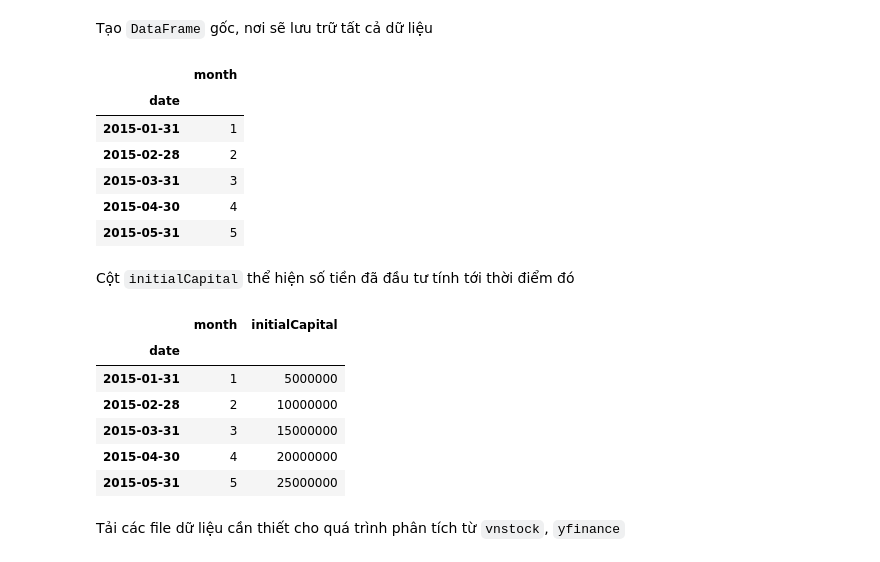
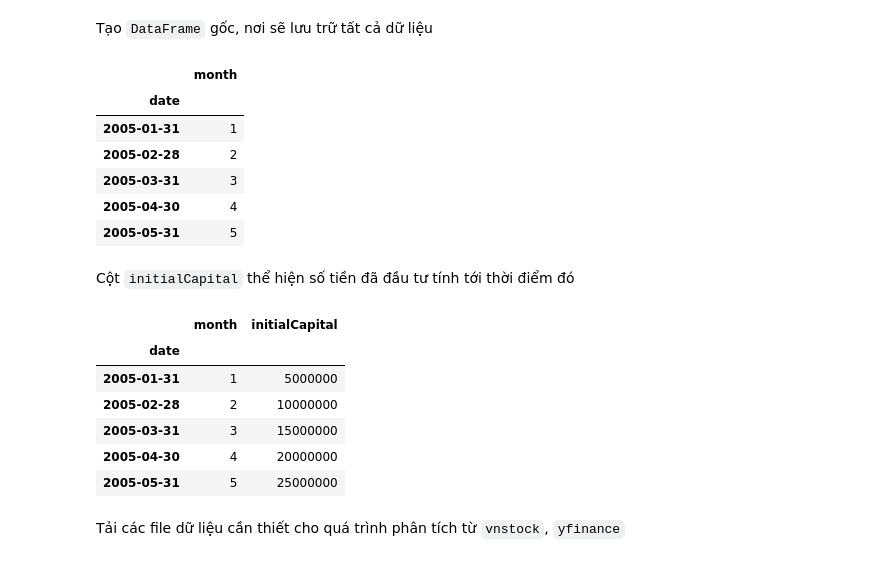
Before and after one commit to Masterokadanori/Market-Analysis, a Jupyter notebook: DCA.ipynb, the cells around one changed output. Cells and saved outputs as stored; diff of their text form; code cells hidden in the pictures.

```diff
--- a/DCA.ipynb
+++ b/DCA.ipynb
@@ -37,23 +37,23 @@ import matplotlib.pyplot as plt
 Tạo `DataFrame` gốc, nơi sẽ lưu trữ tất cả dữ liệu
 # %%
 monthly_invest = 5_000_000
-startDate = '2015-01-01'
+startDate = '2005-01-01'
 endDate = '2025-01-01'
 data = pd.DataFrame(pd.date_range(
     start=startDate,
     end = endDate,
     freq='ME'
 ),columns=['date']).set_index('date')
 data['month'] = range(1,len(data)+1)
 data.head(5)
 # %% [output]
 |  | month |
 | date |  |
-| 2015-01-31 | 1 |
-| 2015-02-28 | 2 |
-| 2015-03-31 | 3 |
-| 2015-04-30 | 4 |
-| 2015-05-31 | 5 |
+| 2005-01-31 | 1 |
+| 2005-02-28 | 2 |
+| 2005-03-31 | 3 |
+| 2005-04-30 | 4 |
+| 2005-05-31 | 5 |
 # %% [markdown]
 Cột `initialCapital` thể hiện số tiền đã đầu tư tính tới thời điểm đó
 # %%
@@ -62,11 +62,11 @@ data.head(5)
 # %% [output]
 |  | month | initialCapital |
 | date |  |  |
-| 2015-01-31 | 1 | 5000000 |
-| 2015-02-28 | 2 | 10000000 |
-| 2015-03-31 | 3 | 15000000 |
-| 2015-04-30 | 4 | 20000000 |
-| 2015-05-31 | 5 | 25000000 |
+| 2005-01-31 | 1 | 5000000 |
+| 2005-02-28 | 2 | 10000000 |
+| 2005-03-31 | 3 | 15000000 |
+| 2005-04-30 | 4 | 20000000 |
+| 2005-05-31 | 5 | 25000000 |
 # %% [markdown]
 Tải các file dữ liệu cần thiết cho quá trình phân tích từ `vnstock`, `yfinance`
 # %%
```
Also changed, not shown: parts of 14 cells of this notebook.
